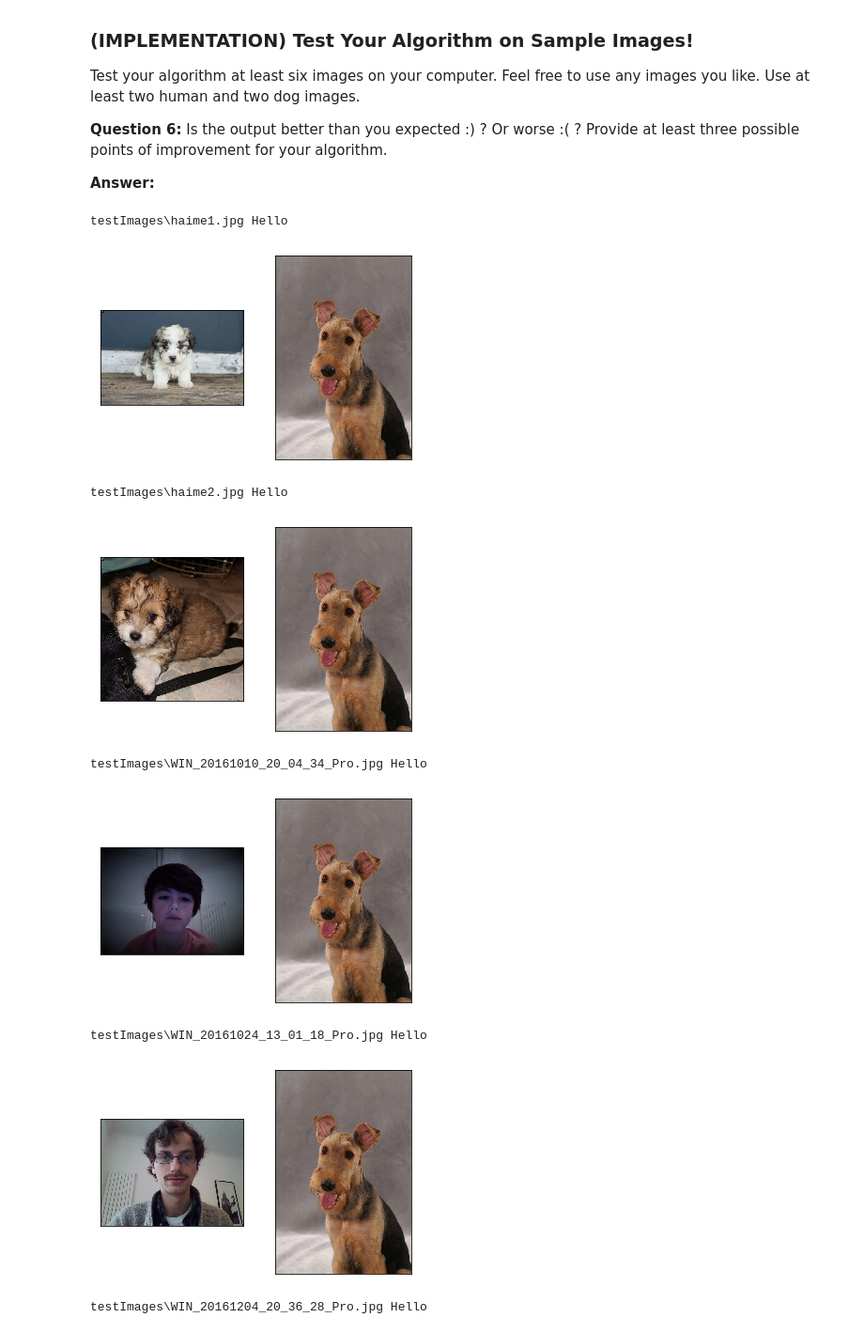
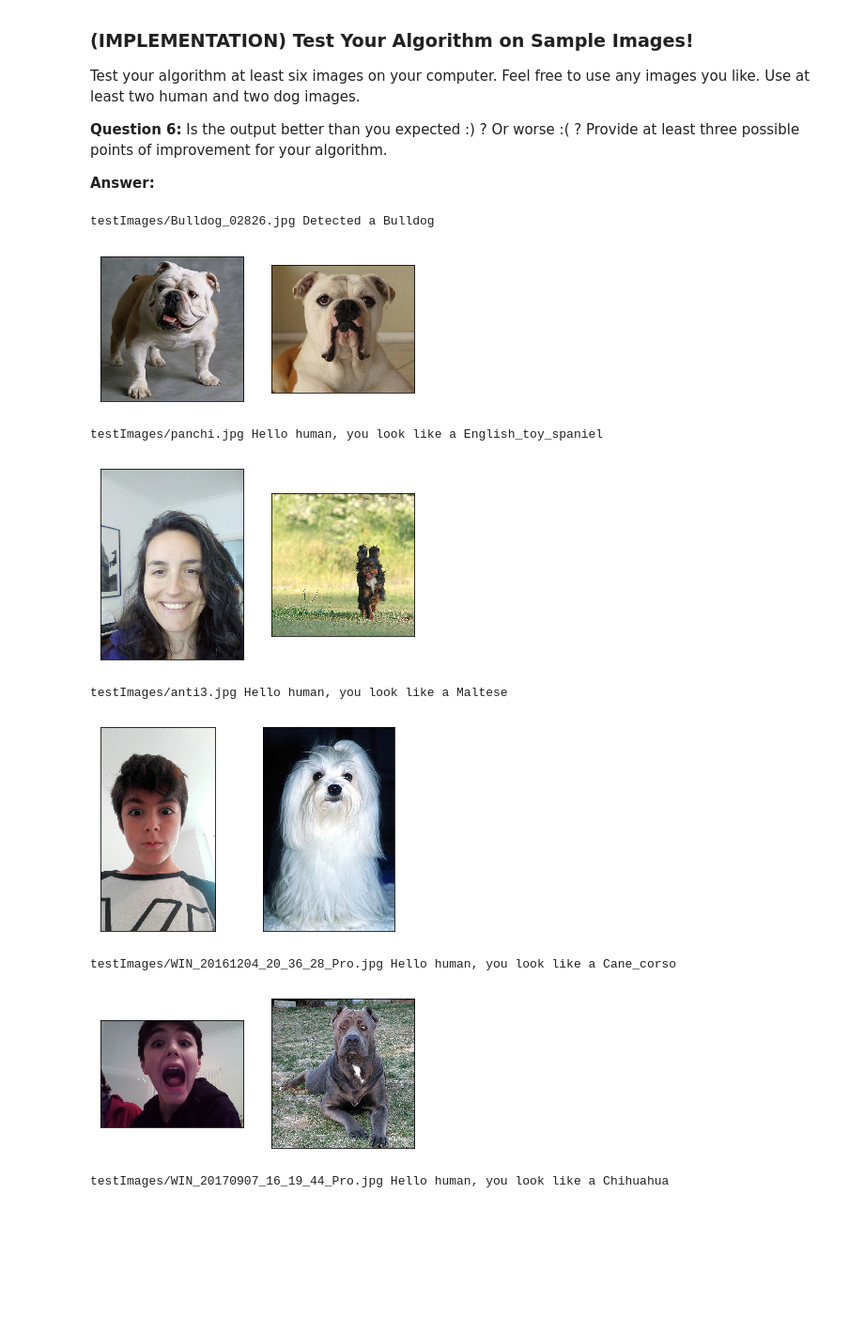
Before and after one commit to juanneilson/dog-project, a Jupyter notebook: dog_app.ipynb, the cells around one changed output. Shown at 94% size. Saved outputs shown, nothing was run; the diff lists cells and outputs as text; code cells hidden in the pictures; blank space fills up the shorter version.

```diff
--- a/dog_app.ipynb
+++ b/dog_app.ipynb
@@ -683,7 +740,9 @@ Some sample output for our algorithm is provided below, but feel free to design
 ### TODO: Write your algorithm.
 ### Feel free to use as many code cells as needed.
 from keras.applications.resnet50 import preprocess_input, decode_predictions
-def dog_breed_algorithm(image_path):
+import cv2
+ResNet50_model = ResNet50(weights='imagenet')
+def dog_breed(image_path):
     #Load image
     img = cv2.imread(image_path)
 
@@ -693,7 +752,7 @@ def dog_breed_algorithm(image_path):
     is_human = len(faces) > 0
 
     #Preprocess
-    img = cv.Resize(img, [224,224,3])
+    img = cv2.resize(img, (224,224))
     # convert PIL.Image.Image type to 3D tensor with shape (224, 224, 3)
     x = image.img_to_array(img)
     # convert 3D tensor to 4D tensor with shape (1, 224, 224, 3)
@@ -702,24 +761,15 @@ def dog_breed_algorithm(image_path):
     img_preproccessed = preprocess_input(img_tensor)
 
     #Detect dog
-    ResNet50_model = ResNet50(weights='imagenet')
-    resnet50_classification = np.argmax(ResNet50_model.predict(img))
+    resnet50_classification = np.argmax(ResNet50_model.predict(img_preproccessed))
     is_dog = ((resnet50_classification <= 268) & (resnet50_classification >= 151))
 
     #Case not dog and not human
     if not (is_dog or is_human):
         return -1, "Unidentified life form, please try again"
 
-    #Obtain Resnet50 features
-    model_features_Resnet50 = keras.applications.resnet50.ResNet50( include_top=False,
-                                                        weights='imagenet',
-                                                        input_tensor=None,
-                                                        input_shape=None,
-                                                        pooling=None)
-    img_features = model_features_Resnet50.predict(img_preproccessed)
-
     #Eval trained model
-    prediction = np.argmax(Resnet50_model.predict(img_features)
+    prediction = dog_breed_algorithm(image_path)
     breed = dog_names[prediction]
 
     if is_dog:
@@ -758,48 +808,44 @@ def load_image_for_show(image_path):
 
 def get_breed_img_path(breed_id):
     index=0
     for bid in train_targets:
         #print(bid)
         if np.argmax(bid)==breed_id:
             break
         index += 1
     return train_files[index]
 
 def plot_img_from_path(image_path, axes):
     img = load_image_for_show(image_path)
     axes.imshow(img)
     axes.set_xticks([])
     axes.set_yticks([])
 
 dataset = glob.glob('testImages/*.jpg')
 for image_path in dataset:
+    #print(image_path)
     msg = "Hello"
     breed_id = 2
-    #breed_id, msg = dog_breed_algorithm(image_path):
+    breed_id, msg = dog_breed(image_path)
 
     breed_name = dog_names[breed_id]
 
     print(image_path, msg)
-    #img_test = load_image_for_show(image_path)
+
     f, axarr = plt.subplots(1, 2)
     plot_img_from_path(image_path, axarr[0])
-    #axarr[0].imshow(img_test)
+
     if breed_id != -1:
         plot_img_from_path(get_breed_img_path(breed_id),axarr[1])
-        #img_breed = load_image_for_show(get_breed_img_path(breed_id))
-        #axarr[1].imshow(img_breed)
-        #axarr[1].set_xticks([])
-        #axarr[1].set_yticks([])
-    #axarr[0].show()
-    #plt.imshow(cv_rgb)
+
     plt.show()
 # %% [output]
-testImages\haime1.jpg Hello
+testImages/Bulldog_02826.jpg Detected a Bulldog
-[figure, old version]
+[figure, new version]
-testImages\haime2.jpg Hello
+testImages/panchi.jpg Hello human, you look like a English_toy_spaniel
-[figure, old version]
+[figure, new version]
-testImages\WIN_20161010_20_04_34_Pro.jpg Hello
+testImages/anti3.jpg Hello human, you look like a Maltese
-[figure, old version]
+[figure, new version]
-testImages\WIN_20161024_13_01_18_Pro.jpg Hello
+testImages/WIN_20161204_20_36_28_Pro.jpg Hello human, you look like a Cane_corso
-[figure, old version]
+[figure, new version]
-testImages\WIN_20161204_20_36_28_Pro.jpg Hello
+testImages/WIN_20170907_16_19_44_Pro.jpg Hello human, you look like a Chihuahua
```
Also changed, not shown: parts of 11 cells of this notebook.
